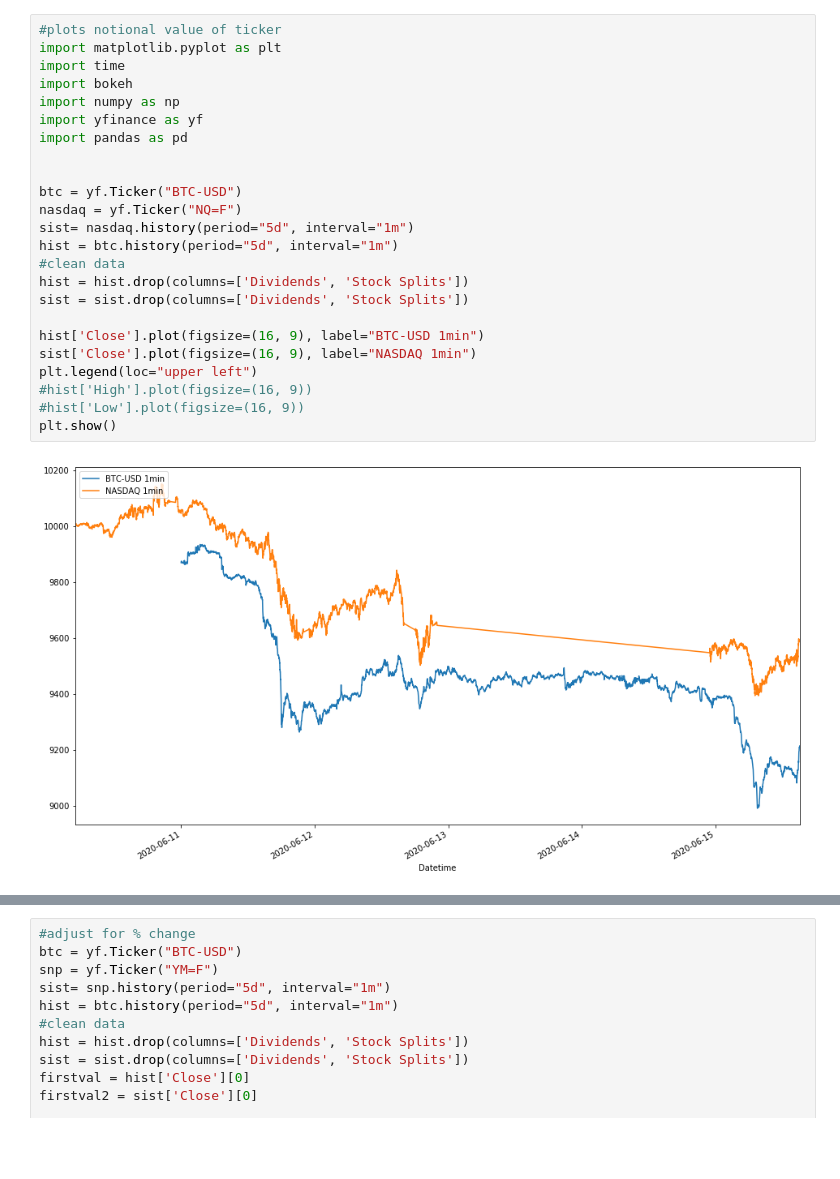
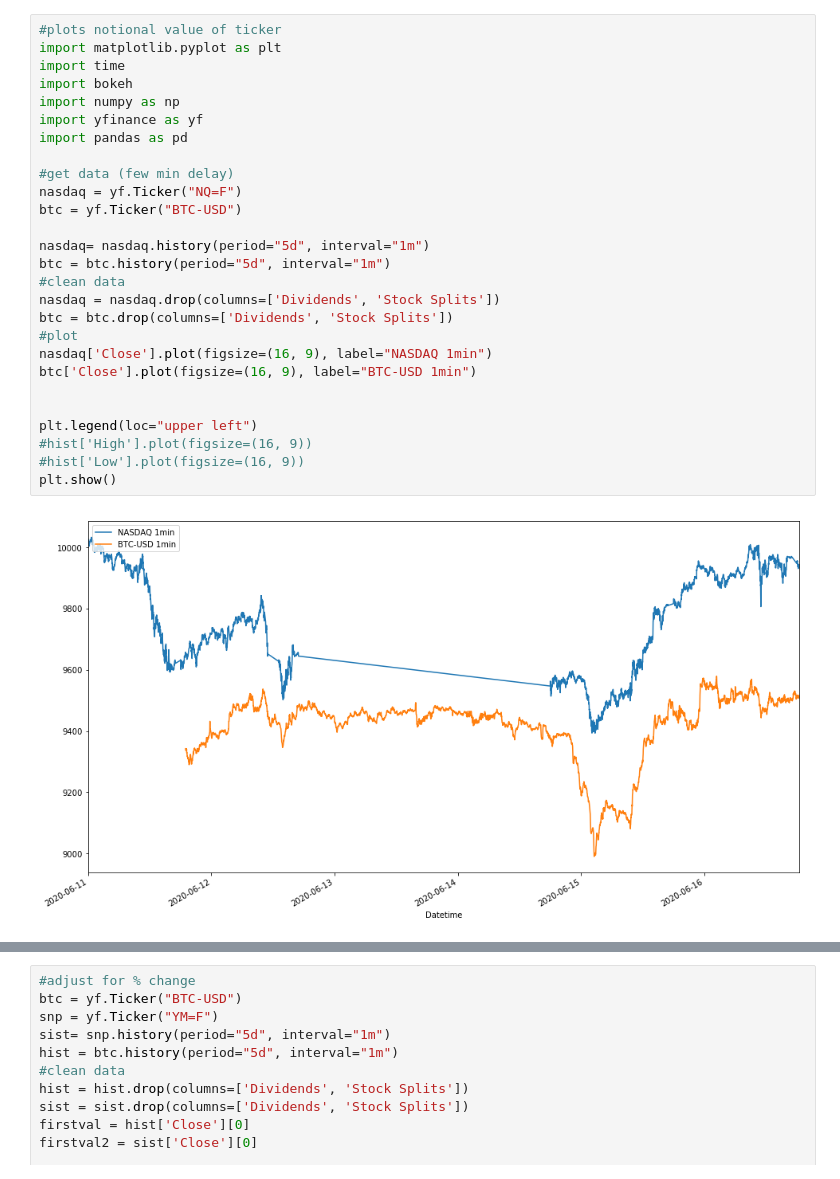
Before and after one commit to spookiestevie/data-processing, a Jupyter notebook: bitcoin price data/bitcoin-price.ipynb, the cells around one changed output, grey strips where cells are left out. Drawn from its saved outputs; the diff is of its cells as text; blank space fills up the shorter version.

```diff
--- a/bitcoin price data/bitcoin-price.ipynb
+++ b/bitcoin price data/bitcoin-price.ipynb
@@ -72,26 +83,29 @@ hist
 # %%
 #plots notional value of ticker
 import matplotlib.pyplot as plt
 import time
 import bokeh
 import numpy as np
 import yfinance as yf
 import pandas as pd
 
+#get data (few min delay)
+nasdaq = yf.Ticker("NQ=F")
+btc = yf.Ticker("BTC-USD")
 
-btc = yf.Ticker("BTC-USD")
-nasdaq = yf.Ticker("NQ=F")
-sist= nasdaq.history(period="5d", interval="1m")
-hist = btc.history(period="5d", interval="1m")
+nasdaq= nasdaq.history(period="5d", interval="1m")
+btc = btc.history(period="5d", interval="1m")
 #clean data
-hist = hist.drop(columns=['Dividends', 'Stock Splits'])
-sist = sist.drop(columns=['Dividends', 'Stock Splits'])
+nasdaq = nasdaq.drop(columns=['Dividends', 'Stock Splits'])
+btc = btc.drop(columns=['Dividends', 'Stock Splits'])
+#plot
+nasdaq['Close'].plot(figsize=(16, 9), label="NASDAQ 1min")
+btc['Close'].plot(figsize=(16, 9), label="BTC-USD 1min")
 
-hist['Close'].plot(figsize=(16, 9), label="BTC-USD 1min")
-sist['Close'].plot(figsize=(16, 9), label="NASDAQ 1min")
+
 plt.legend(loc="upper left")
 #hist['High'].plot(figsize=(16, 9))
 #hist['Low'].plot(figsize=(16, 9))
 plt.show()
 # %% [output]
-[figure, old version]
+[figure, new version]
```
Also changed, not shown: parts of 19 cells of this notebook, 1 other file.
